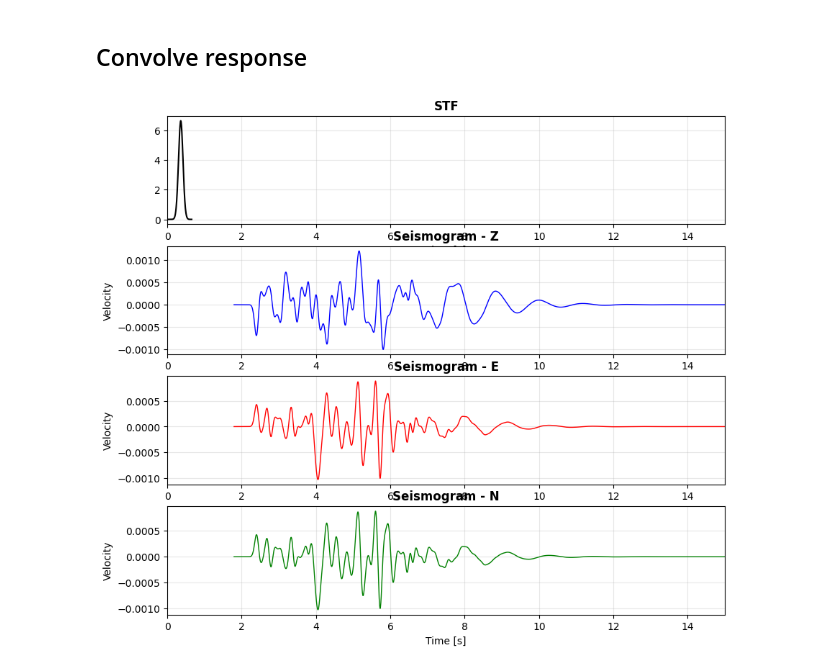
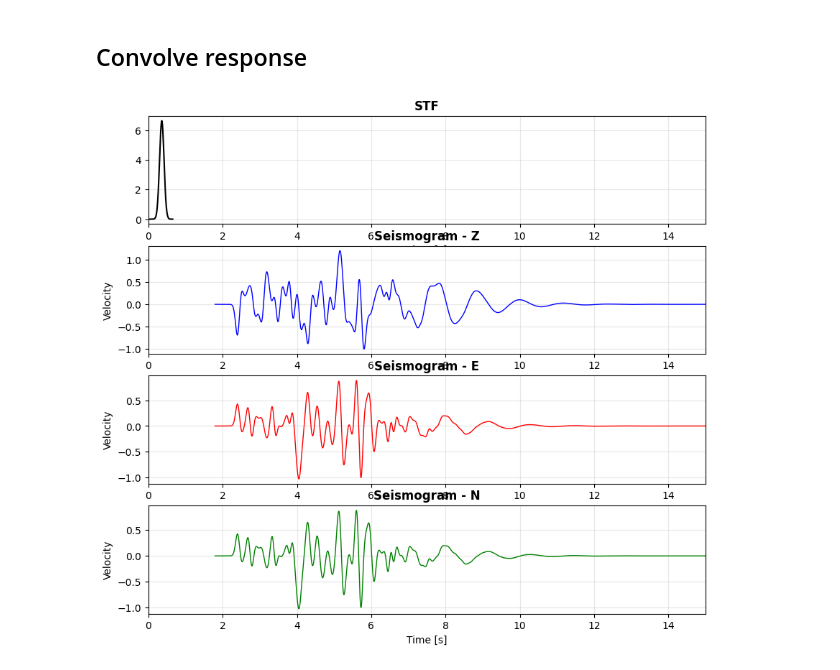
Before and after one commit to ppalacios92/ShakerMaker, a Jupyter notebook: examples/example_LOH1_gf.ipynb, the cells around one changed output. Saved outputs shown, nothing was run; the diff lists cells and outputs as text; code cells hidden in the pictures.

```diff
--- a/examples/example_LOH1_gf.ipynb
+++ b/examples/example_LOH1_gf.ipynb
@@ -65,12 +65,13 @@ crust.plot()
 # %% [output]
 [figure]
 # %%
+M0=1e18/5e14/2
 #Create source
 z = 2.0                 # Source depth (km)
 s,d,r = 0., 90., 0.     # Fault plane angles (deg)
 source = PointSource(   [0,0,z],
                         [s,d,r],
-                        stf = Gaussian(t0=t0, freq=1/sigma, M0= 1e18/5e14/2, derivative=False),
+                        stf = Gaussian(t0=t0, freq=1/sigma, M0=M0 , derivative=False),
                     )
 
 fault = FaultSource([source], metadata={"name":"LOH1_source"})
@@ -216,30 +217,28 @@ plt.show()
 # %% [markdown]
 ## Convolve response
 # %%
-from scipy.signal import convolve
-
 z, e, n, t, tdata, t0 = gf_s1[0]
 
-# Convolve
-z_stf = convolve(z, gauss_SM, mode="full")[:len(z)] * dt
-e_stf = convolve(e, gauss_SM, mode="full")[:len(e)] * dt
-n_stf = convolve(n, gauss_SM, mode="full")[:len(n)] * dt
+# Convolve — igual que run()
+stf.dt = dt
+z_stf = stf.convolve(z, t)
+e_stf = stf.convolve(e, t)
+n_stf = stf.convolve(n, t)
 
 fig, axes = plt.subplots(4, 1, figsize=(10, 9))
 axes[0].plot(t_stf, gauss_SM, 'k-', linewidth=1.5)
 axes[0].set_title('STF', fontweight='bold')
 axes[0].set_xlabel('Time [s]')
 axes[0].set_xlim([0, 15])
 axes[0].grid(True, alpha=0.3)
 
 for ax, data, label, color in zip(axes[1:], [z_stf, e_stf, n_stf], ['Z', 'E', 'N'], ['b', 'r', 'g']):
-    ax.plot(t, data, color=color, linewidth=1)
+    ax.plot(t, data*M0, color=color, linewidth=1)
     ax.set_title(f'Seismogram - {label}', fontweight='bold')
     ax.set_ylabel('Velocity')
     ax.set_xlim([0, 15])
     ax.grid(True, alpha=0.3)
 axes[-1].set_xlabel('Time [s]')
-
 plt.show()
 # %% [output]
-[figure, old version]
+[figure, new version]
```
Also changed, not shown: parts of 1 cell of this notebook, 8 other files.
